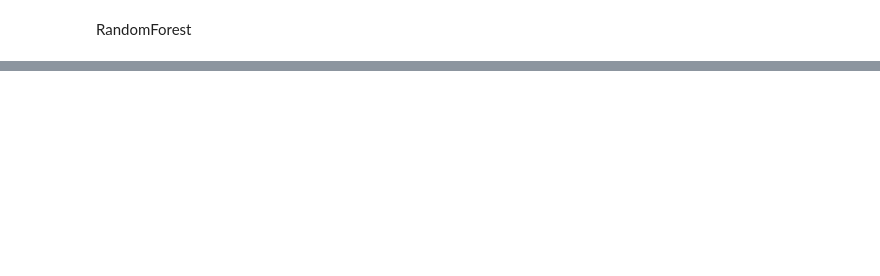
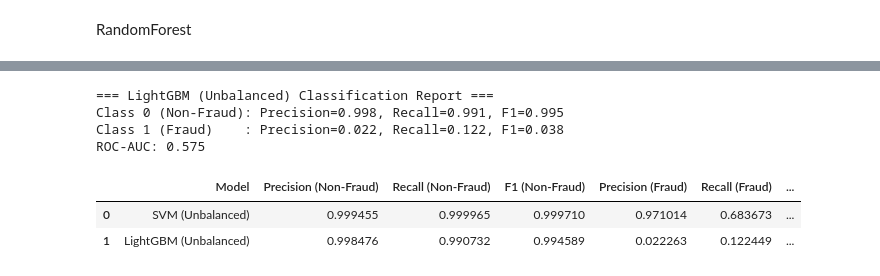
Before and after one commit to kaiokasa/fraud_detection, a Jupyter notebook: unbalance_modeling_notebook.ipynb, the cells around one changed output, grey strips where cells are left out. Saved outputs shown, nothing was run; the diff lists cells and outputs as text; code cells hidden in the pictures; blank space fills up the shorter version.

```diff
--- a/unbalance_modeling_notebook.ipynb
+++ b/unbalance_modeling_notebook.ipynb
@@ -93,0 +299,2 @@ RandomForest
+# %%
+svm_model.fit(X_train,y_train)
@@ -93,0 +303,6 @@ RandomForest
+# %%
+y_test_pred = svm_model.predict(X_test)
+y_test_proba = svm_model.predict_proba(X_test)[:, 1]
+from store_results import store_and_print_results
+results_df = store_and_print_results(results_df, "SVM (Unbalanced)", y_test, y_test_pred, y_test_proba)
+results_df
@@ -93,0 +322,11 @@ RandomForest
+# %%
+from lightgbm import LGBMClassifier
+lgbm_model = LGBMClassifier(
+    n_estimators=200,
+    learning_rate=0.1,
+    max_depth=-1,
+    num_leaves=31,
+    random_state=42
+)
+crossval_result = print_crossval_results(lgbm_model, X_train, y_train, cv=5)
+crossval_result
@@ -93,0 +351,2 @@ RandomForest
+# %%
+lgbm_model.fit(X_train, y_train)
@@ -93,0 +362,21 @@ RandomForest
+# %%
+y_test_pred = lgbm_model.predict(X_test)
+y_test_proba = lgbm_model.predict_proba(X_test)[:, 1]
+
+results_df = store_and_print_results(
+    results_df,
+    "LightGBM (Unbalanced)",
+    y_test,
+    y_test_pred,
+    y_test_proba
+)
+
+results_df
+# %% [output]
+=== LightGBM (Unbalanced) Classification Report ===
+Class 0 (Non-Fraud): Precision=0.998, Recall=0.991, F1=0.995
+Class 1 (Fraud)    : Precision=0.022, Recall=0.122, F1=0.038
+ROC-AUC: 0.575
+|  | Model | Precision (Non-Fraud) | Recall (Non-Fraud) | F1 (Non-Fraud) | Precision (Fraud) | Recall (Fraud) | ... |
+| 0 | SVM (Unbalanced) | 0.999455 | 0.999965 | 0.999710 | 0.971014 | 0.683673 | ... |
+| 1 | LightGBM (Unbalanced) | 0.998476 | 0.990732 | 0.994589 | 0.022263 | 0.122449 | ... |
```
Also changed, not shown: parts of 27 cells of this notebook, 2 other files.
